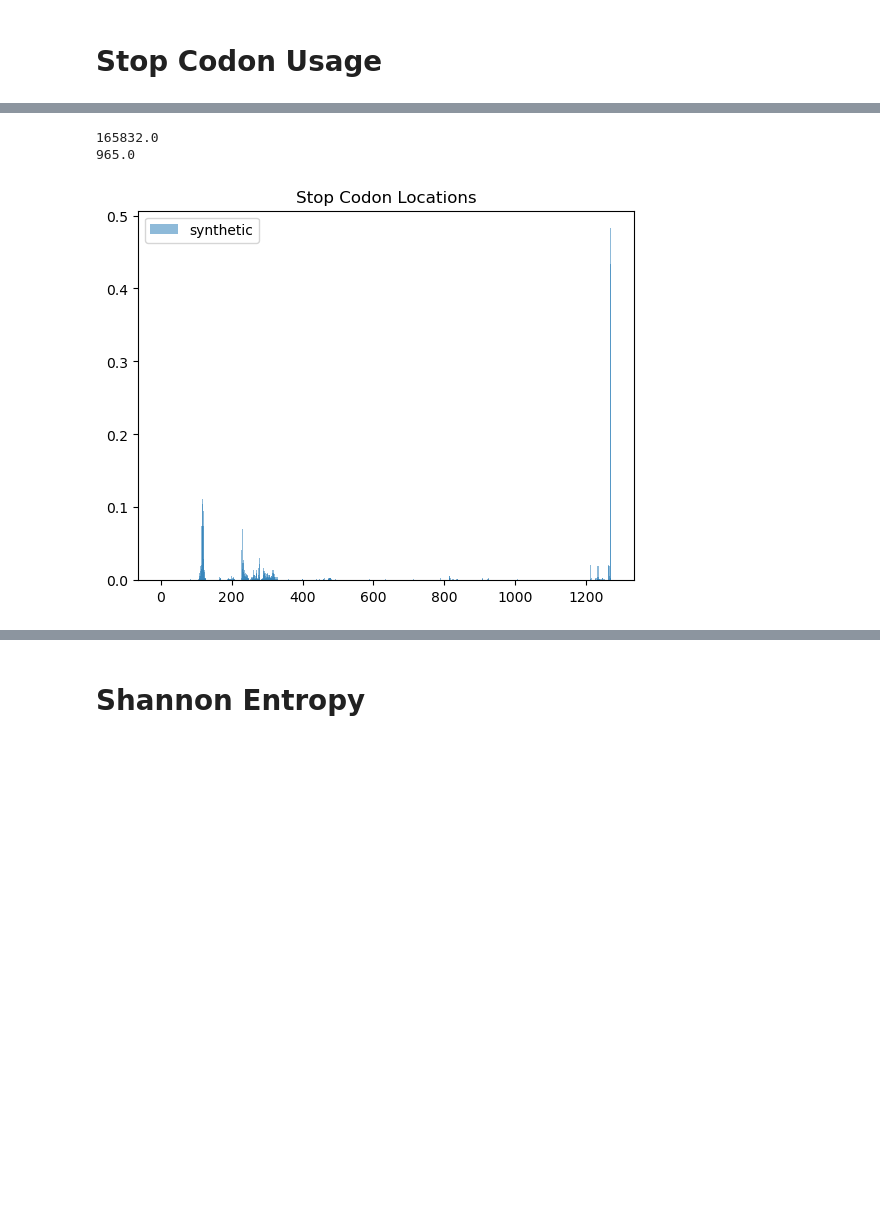
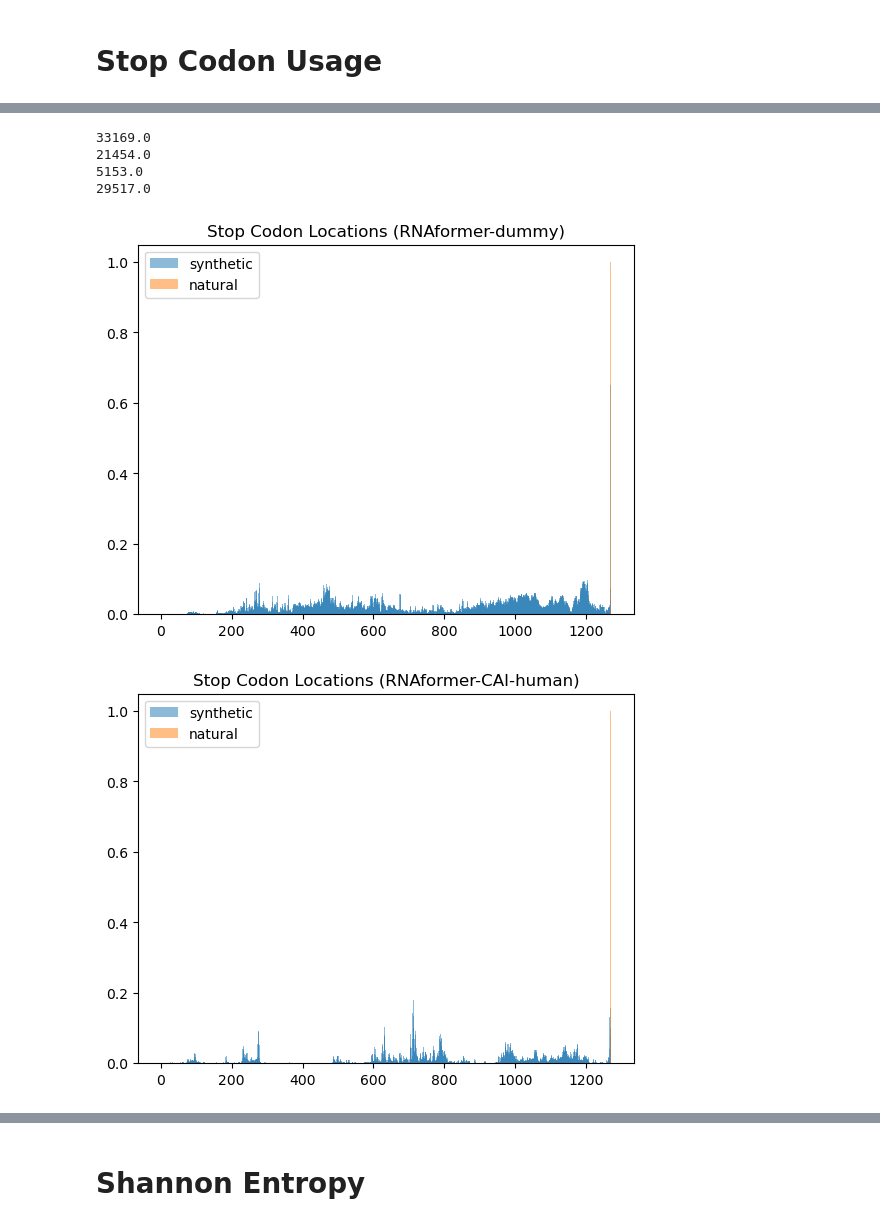
Before and after one commit to Dominko/spike_protein_rna_generator, a Jupyter notebook: scripts/data_analysis/codon_analysis.ipynb, the cells around one changed output, grey strips where cells are left out. Saved outputs shown, nothing was run; the diff lists cells and outputs as text; code cells hidden in the pictures; blank space fills up the shorter version.

```diff
--- a/scripts/data_analysis/codon_analysis.ipynb
+++ b/scripts/data_analysis/codon_analysis.ipynb
@@ -18,12 +18,12 @@ from collections import Counter
 human_proteome_path = "../../datasets/raw/Homo_sapiens.GRCh38.cds.all.fa.gz"
 # base_path = "../../datasets/raw/spikenuc0415_clean_n_X.fasta"
 # base_path = "../../datasets/raw/spike_nuc_clean_3813"
-base_path = "../../datasets/raw/spike_nuc_X.fasta.gz"
-de_novo_path = "../../sample_outputs/2023_06_28__13_17_41/rnaformer_base__generated__de_novo.fasta"
-de_novo_human_path = "../../sample_outputs/2023_06_28__13_31_04/rnaformer_base_human_cai__generated__de_novo.fasta"
-de_novo_covid_path = "../../sample_outputs/2023_07_21__16_28_20/rnaformer_large_covid_cai__generated__de_novo.fasta"
+base_path = "../../datasets/test.fasta"
+de_novo_path = "../../sample_outputs/final_full/rnaformerS_large__generated__de_novo.fasta"
+de_novo_human_path = "../../sample_outputs/final_full/rnaformerS_large_human_cai__generated__de_novo.fasta"
+de_novo_covid_path = "../../sample_outputs/final_full/rnaformerS_large_covid_cai__generated__de_novo.fasta"
 
-covid_3813_path = "../../datasets/spike_nuc_clean_3813.fasta"
+covid_3813_path = "../../datasets/test.fasta"
 paths = []
 
 pattern = re.compile("[^AatTgGcC*?]")
@@ -412,28 +708,69 @@ plt.show()
 # %%
 # Find the last start codon
 print(covid_stop_codon_locs[1270])
 print(de_novo_stop_codon_locs[1270])
+print(de_novo_cai_human_stop_codon_locs[1270])
+print(de_novo_cai_covid_stop_codon_locs[1270])
 
-last_codon = max(np.max(np.nonzero(de_novo_stop_codon_locs)), np.max(np.nonzero(covid_stop_codon_locs)))
+last_codon = max(np.max(np.nonzero(de_novo_stop_codon_locs)), np.max(np.nonzero(de_novo_cai_human_stop_codon_locs)), np.max(np.nonzero(de_novo_cai_covid_stop_codon_locs)), np.max(np.nonzero(covid_stop_codon_locs)))
 # print(last_codon)
 de_novo_stop_codon_locs_short = de_novo_stop_codon_locs[0:last_codon+1]
 covid_stop_codon_locs_short = covid_stop_codon_locs[0:last_codon+1]
 
 # print(de_novo_stop_codon_locs_short)
 # print(covid_stop_codon_locs_short)
 
 # print(de_novo_stop_codon_locs_short/np.sum(de_novo_df["vals"]))
 # print(covid_stop_codon_locs_short/np.sum(covid_df["vals"]))
 
 bins = np.linspace(0, last_codon, last_codon+1)
 # print(bins)
 # print(bins)
 plt.bar(bins, de_novo_stop_codon_locs_short/np.sum(de_novo_df["vals"]), width=3 ,alpha=0.5, label='synthetic')
-# plt.bar(bins, covid_stop_codon_locs_short/np.sum(covid_df["vals"]), width=3 ,alpha=0.5, label='natural')
+plt.bar(bins, covid_stop_codon_locs_short/np.sum(covid_df["vals"]), width=3 ,alpha=0.5, label='natural')
 plt.legend(loc='upper left')
-plt.title("Stop Codon Locations")
+plt.title("Stop Codon Locations (RNAformer-dummy)")
 plt.show()
+
+de_novo_cai_human_stop_codon_locs_short = de_novo_cai_human_stop_codon_locs[0:last_codon+1]
+covid_stop_codon_locs_short = covid_stop_codon_locs[0:last_codon+1]
+
+# print(de_novo_stop_codon_locs_short)
+# print(covid_stop_codon_locs_short)
+
+# print(de_novo_stop_codon_locs_short/np.sum(de_novo_df["vals"]))
+# print(covid_stop_codon_locs_short/np.sum(covid_df["vals"]))
+
+bins = np.linspace(0, last_codon, last_codon+1)
+# print(bins)
+# print(bins)
+plt.bar(bins, de_novo_cai_human_stop_codon_locs_short/np.sum(de_novo_cai_human_df["vals"]), width=3 ,alpha=0.5, label='synthetic')
+plt.bar(bins, covid_stop_codon_locs_short/np.sum(covid_df["vals"]), width=3 ,alpha=0.5, label='natural')
+plt.legend(loc='upper left')
+plt.title("Stop Codon Locations (RNAformer-CAI-human)")
+plt.show()
+
+de_novo_cai_covid_stop_codon_locs_short = de_novo_cai_covid_stop_codon_locs[0:last_codon+1]
+covid_stop_codon_locs_short = covid_stop_codon_locs[0:last_codon+1]
+
+# print(de_novo_stop_codon_locs_short)
+# print(covid_stop_codon_locs_short)
+
+# print(de_novo_stop_codon_locs_short/np.sum(de_novo_df["vals"]))
+# print(covid_stop_codon_locs_short/np.sum(covid_df["vals"]))
+
+bins = np.linspace(0, last_codon, last_codon+1)
+# print(bins)
+# print(bins)
+plt.bar(bins, de_novo_cai_covid_stop_codon_locs_short/np.sum(de_novo_cai_covid_df["vals"]), width=3 ,alpha=0.5, label='synthetic')
+plt.bar(bins, covid_stop_codon_locs_short/np.sum(covid_df["vals"]), width=3 ,alpha=0.5, label='natural')
+plt.legend(loc='upper left')
+plt.title("Stop Codon Locations (RNAformer-CAI-covid)")
+plt.show()
 # %% [output]
-165832.0
-965.0
+33169.0
+21454.0
+5153.0
+29517.0
-[figure, old version]
+[figure, new version]
+[figure, added]
```
Also changed, not shown: parts of 21 cells of this notebook, 4 other files.
